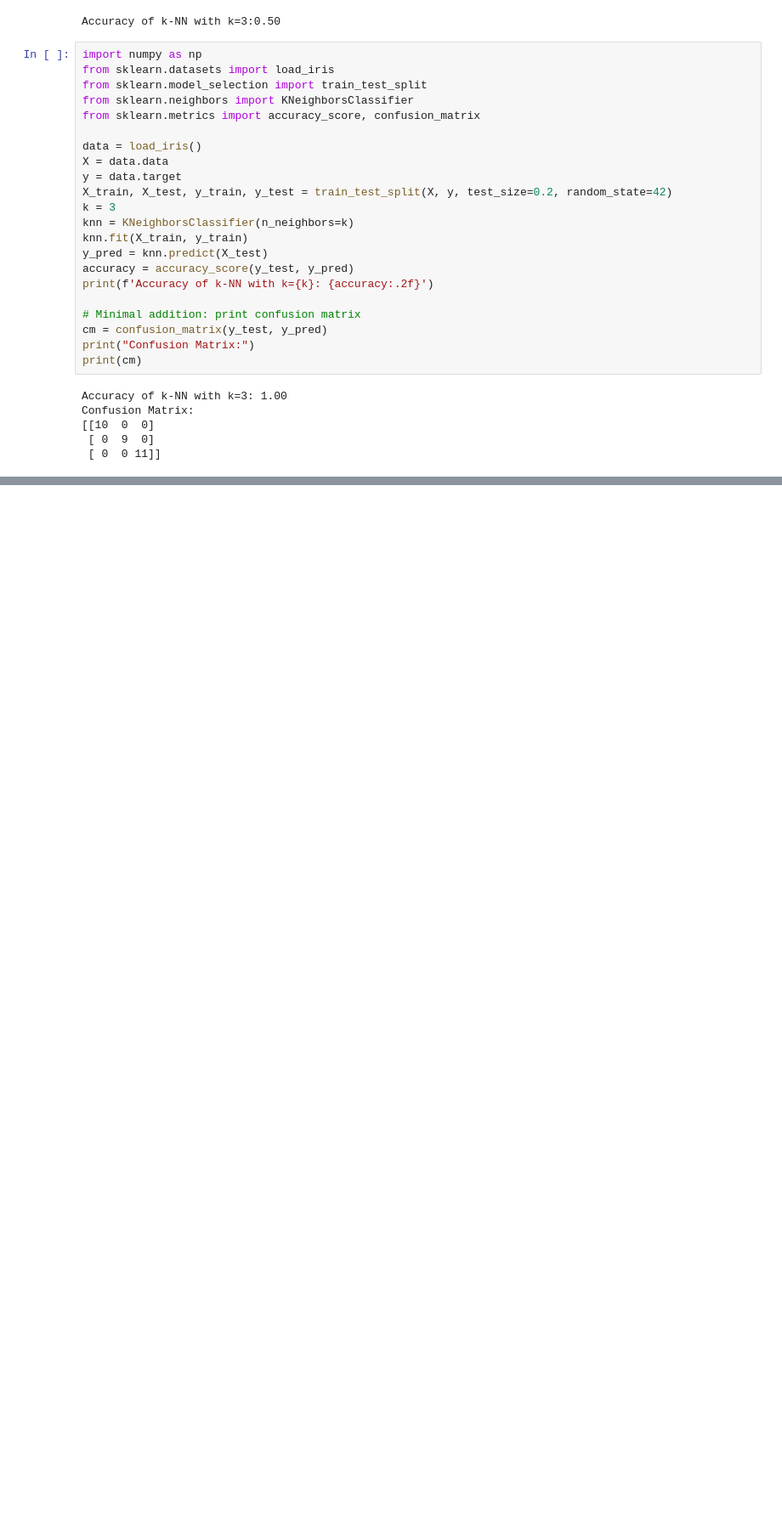
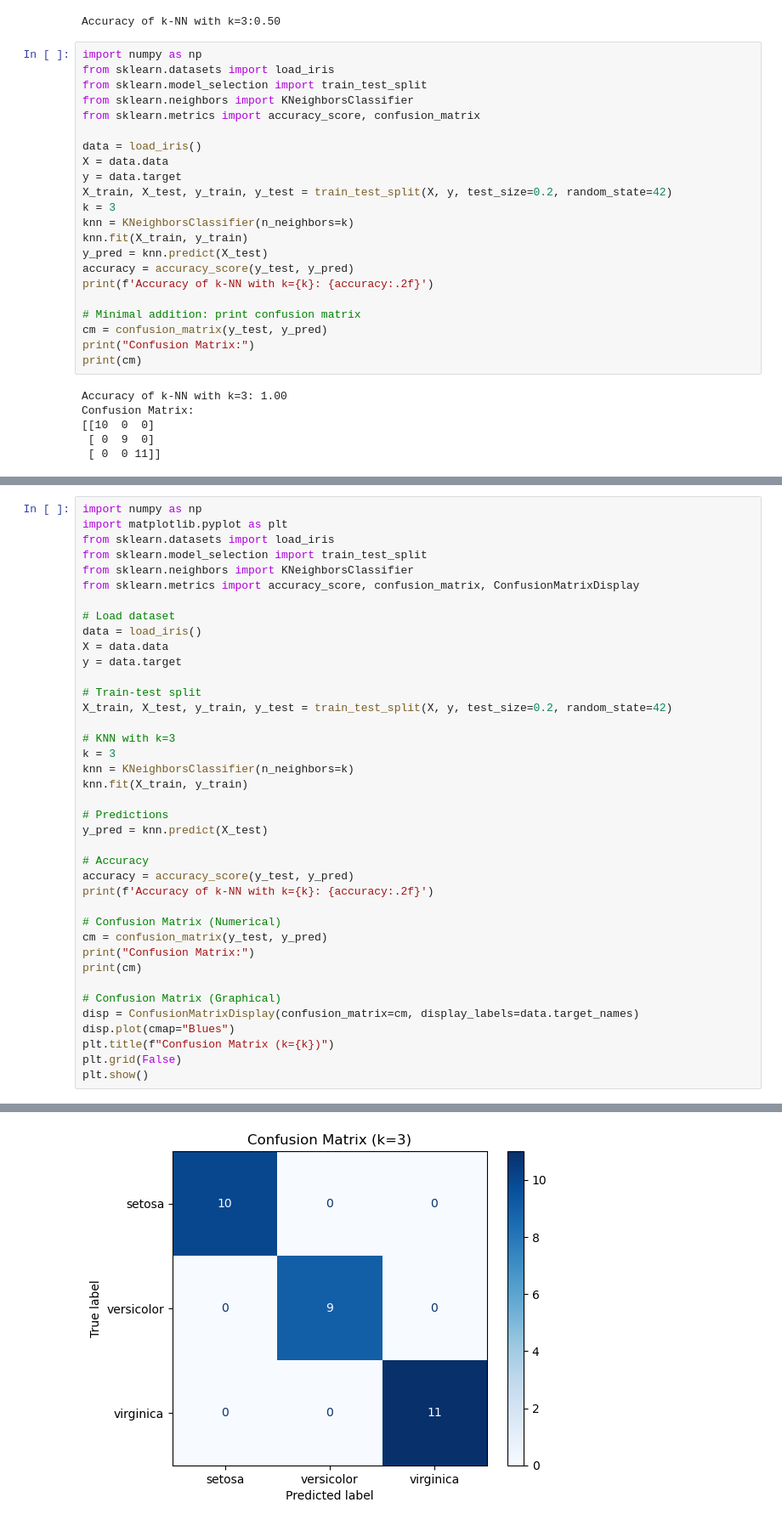
Before and after one commit to SojaVijayk/Datascience, a Jupyter notebook: knn.ipynb, the cells around one changed output, grey strips where cells are left out. Shown: that part at 85% size. Cells and saved outputs as stored; diff of their text form; blank space fills up the shorter version.

```diff
--- a/knn.ipynb
+++ b/knn.ipynb
@@ -70,0 +177,40 @@ Confusion Matrix:
+# %%
+import numpy as np
+import matplotlib.pyplot as plt
+from sklearn.datasets import load_iris
+from sklearn.model_selection import train_test_split
+from sklearn.neighbors import KNeighborsClassifier
+from sklearn.metrics import accuracy_score, confusion_matrix, ConfusionMatrixDisplay
+
+# Load dataset
+data = load_iris()
+X = data.data
+y = data.target
+
+# Train-test split
+X_train, X_test, y_train, y_test = train_test_split(X, y, test_size=0.2, random_state=42)
+
+# KNN with k=3
+k = 3
+knn = KNeighborsClassifier(n_neighbors=k)
+knn.fit(X_train, y_train)
+
+# Predictions
+y_pred = knn.predict(X_test)
+
+# Accuracy
+accuracy = accuracy_score(y_test, y_pred)
+print(f'Accuracy of k-NN with k={k}: {accuracy:.2f}')
+
+# Confusion Matrix (Numerical)
+cm = confusion_matrix(y_test, y_pred)
+print("Confusion Matrix:")
+print(cm)
+
+# Confusion Matrix (Graphical)
+disp = ConfusionMatrixDisplay(confusion_matrix=cm, display_labels=data.target_names)
+disp.plot(cmap="Blues")
+plt.title(f"Confusion Matrix (k={k})")
+plt.grid(False)
+plt.show()
+# %% [output]
@@ -70,0 +222 @@ Confusion Matrix:
+[figure, added]
```
Also changed, not shown: parts of 4 cells of this notebook.
